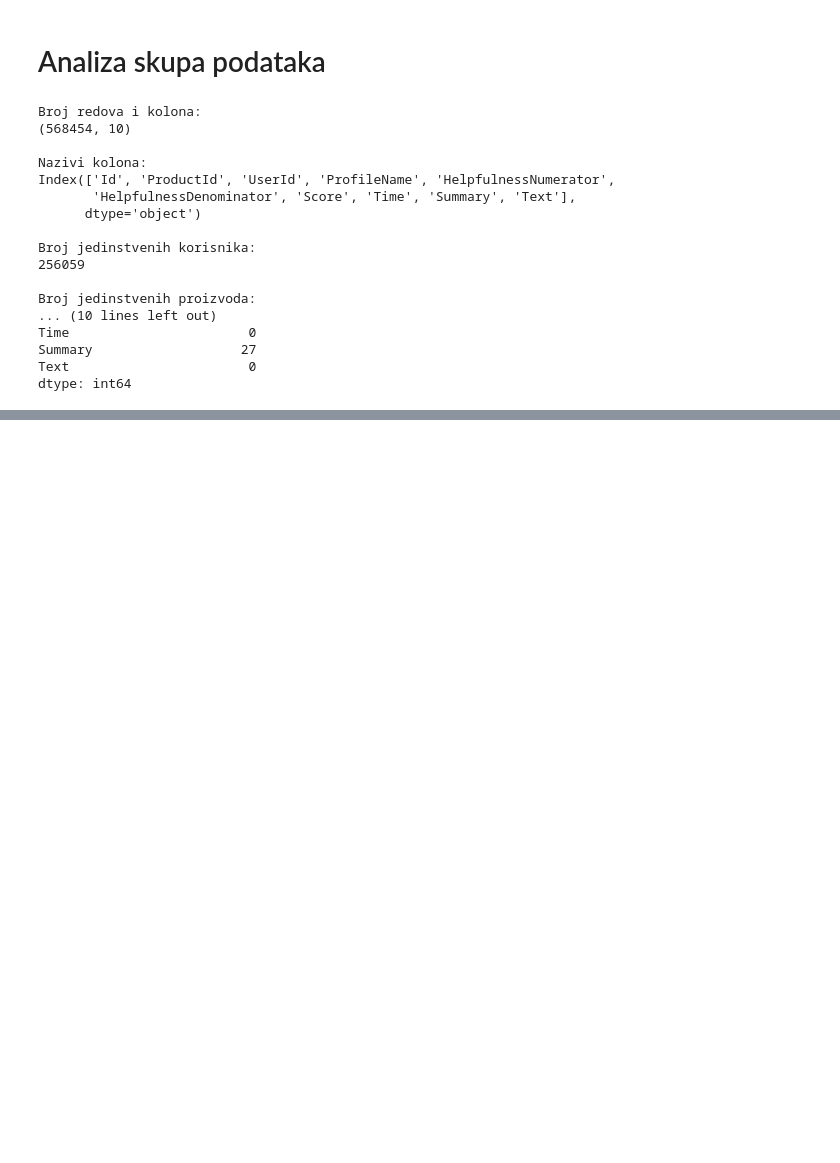
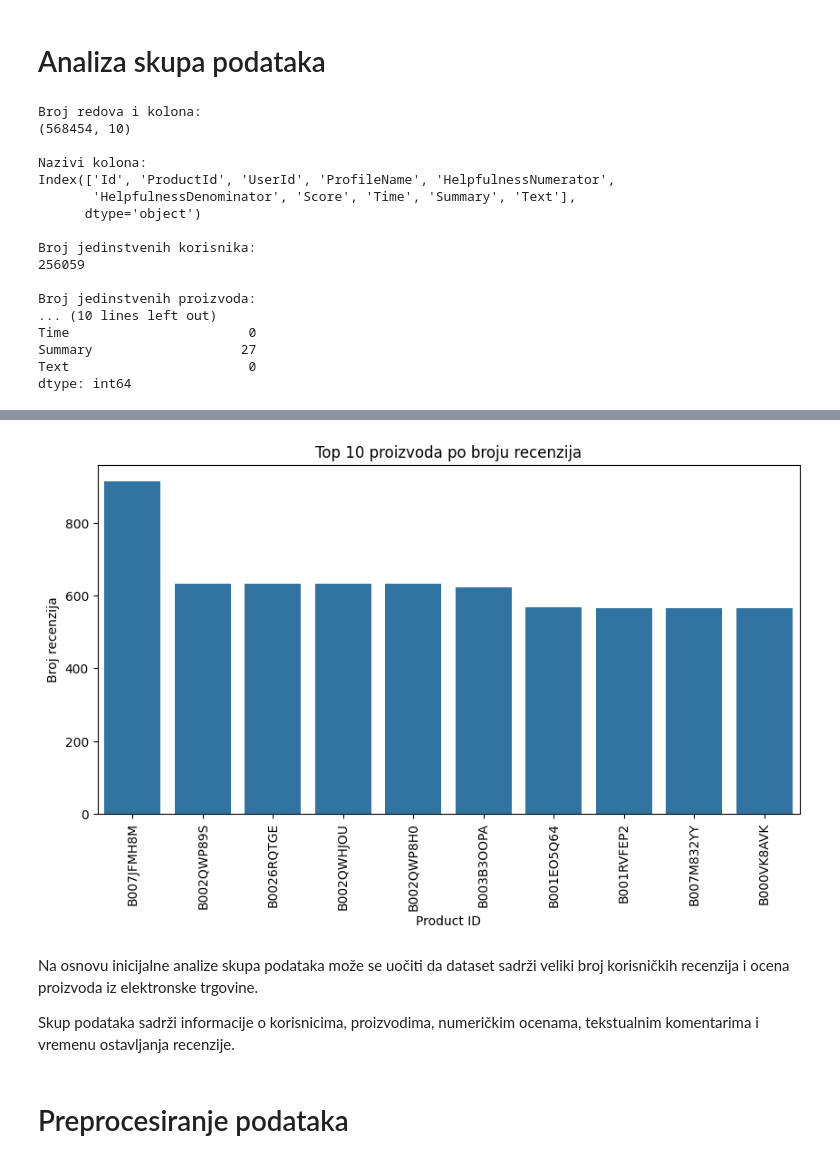
Before and after one commit to branka2004/preporuka_proizvoda_u_elektronskoj_trgovini, a Jupyter notebook: preporuka_proizvoda_autoencoder.ipynb, the cells around one changed output, grey strips where cells are left out. Cells and saved outputs as stored; diff of their text form; code cells hidden in the pictures; blank space fills up the shorter version.

Commit message:
Uradjeno preprocesiranje podataka

```diff
--- a/preporuka_proizvoda_autoencoder.ipynb
+++ b/preporuka_proizvoda_autoencoder.ipynb
@@ -118,0 +135,22 @@ dtype: int64
+# %%
+top_products = df['ProductId'].value_counts().head(10)
+
+plt.figure(figsize=(10,5))
+
+sns.barplot(x=top_products.index, y=top_products.values)
+
+plt.title("Top 10 proizvoda po broju recenzija")
+plt.xlabel("Product ID")
+plt.ylabel("Broj recenzija")
+
+plt.xticks(rotation=90)
+
+plt.show()
+# %% [output]
+[figure, added]
+# %% [markdown]
+Na osnovu inicijalne analize skupa podataka može se uočiti da dataset sadrži veliki broj korisničkih recenzija i ocena proizvoda iz elektronske trgovine.
+
+Skup podataka sadrži informacije o korisnicima, proizvodima, numeričkim ocenama, tekstualnim komentarima i vremenu ostavljanja recenzije.
+# %% [markdown]
+# Preprocesiranje podataka
```
Also changed, not shown: parts of 12 cells of this notebook.
